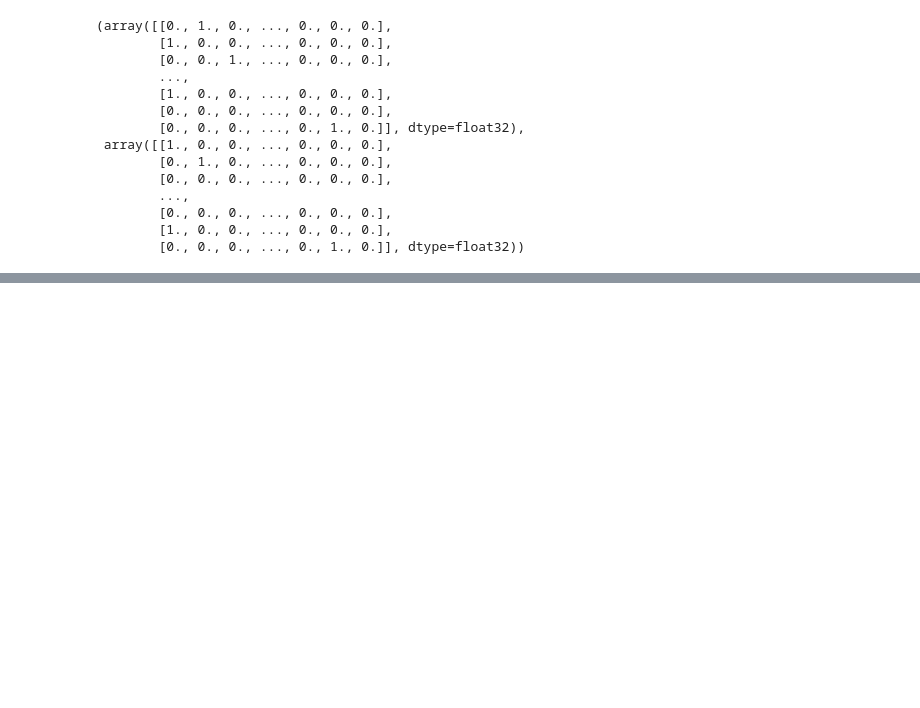
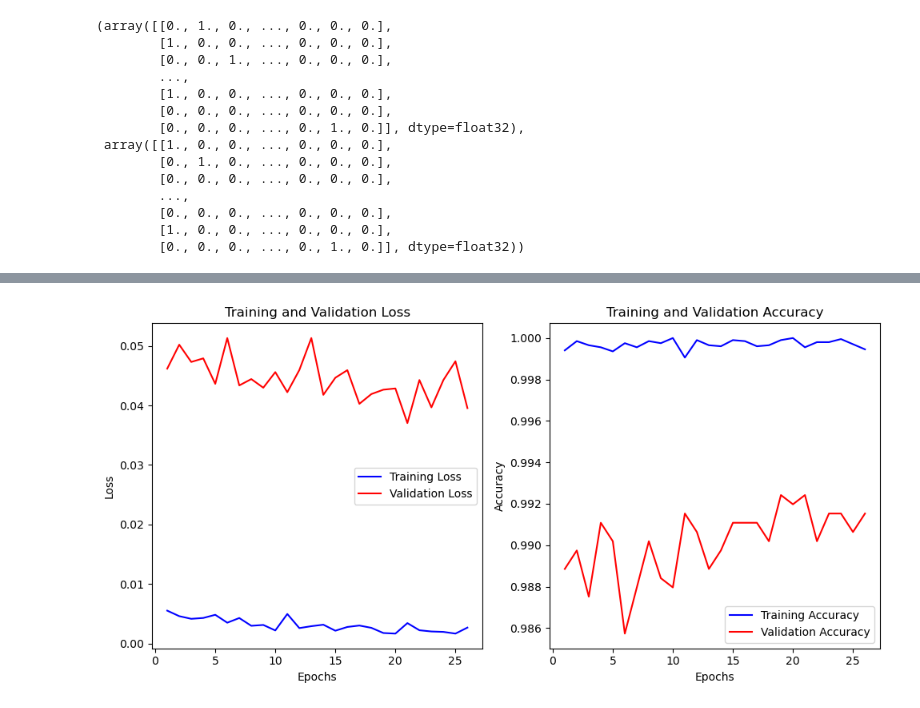
Before and after one commit to Justy-11/R4D, a Jupyter notebook: DistractionDetection/02_hyperparameter_tuning_and_training.ipynb, the cells around one changed output, grey strips where cells are left out. Saved outputs shown, nothing was run; the diff lists cells and outputs as text; code cells hidden in the pictures; blank space fills up the shorter version.

```diff
--- a/DistractionDetection/02_hyperparameter_tuning_and_training.ipynb
+++ b/DistractionDetection/02_hyperparameter_tuning_and_training.ipynb
@@ -156,0 +219,43 @@ Epoch 3/50
+# %%
+training_loss = history_of_model.history['loss']
+validation_loss = history_of_model.history['val_loss']
+
+training_accuracy = history_of_model.history['accuracy']
+validation_accuracy = history_of_model.history['val_accuracy']
+
+# Calculate the number of training epochs:
+# - `len(training_loss)` calculates the length of the training_loss list, which typically
+#   contains the loss value at the end of each training epoch.
+# - This length tells us how many epochs the machine learning model was trained for.
+
+# Create a range of values representing epochs:
+# - `range(1, len(training_loss) + 1)` generates a Python range object starting from 1 and
+#   ending at the length of the training_loss list plus one.
+# - The +1 is added to ensure that the range includes values up to the number of epochs.
+# - This range is often used as the x-axis when plotting training metrics against the
+#   number of training iterations (epochs).
+epochs = range(1, len(training_loss) + 1)
+# %%
+# Plot training and validation loss
+plt.figure(figsize=(10, 5))
+plt.subplot(1, 2, 1)
+plt.plot(epochs, training_loss, 'b', label='Training Loss')
+plt.plot(epochs, validation_loss, 'r', label='Validation Loss')
+plt.title('Training and Validation Loss')
+plt.xlabel('Epochs')
+plt.ylabel('Loss')
+plt.legend()
+
+# Plot training and validation accuracy
+plt.subplot(1, 2, 2)
+plt.plot(epochs, training_accuracy, 'b', label='Training Accuracy')
+plt.plot(epochs, validation_accuracy, 'r', label='Validation Accuracy')
+plt.title('Training and Validation Accuracy')
+plt.xlabel('Epochs')
+plt.ylabel('Accuracy')
+plt.legend()
+
+plt.tight_layout()
+plt.show()
+# %% [output]
+[figure, added]
```
Also changed, not shown: parts of 9 cells of this notebook.
